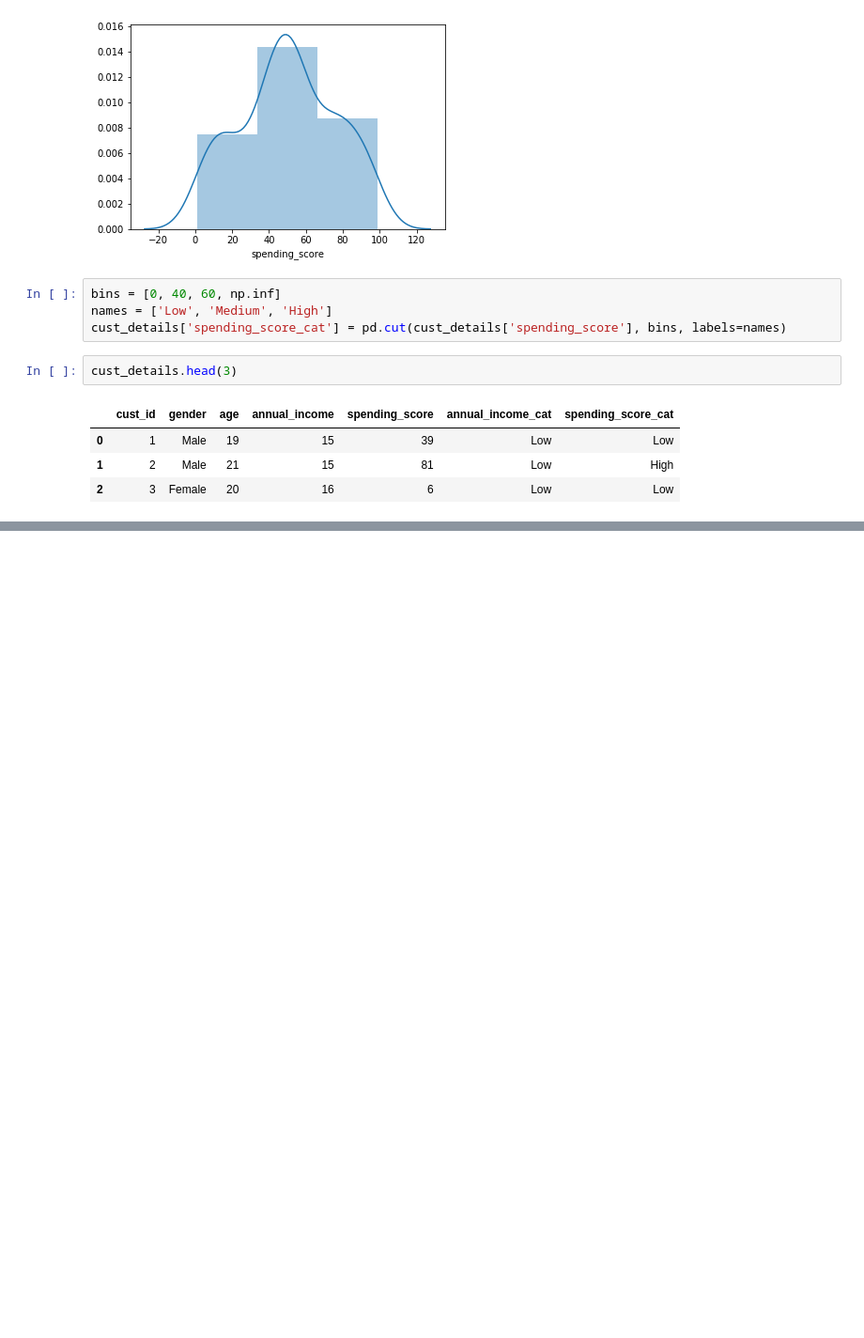
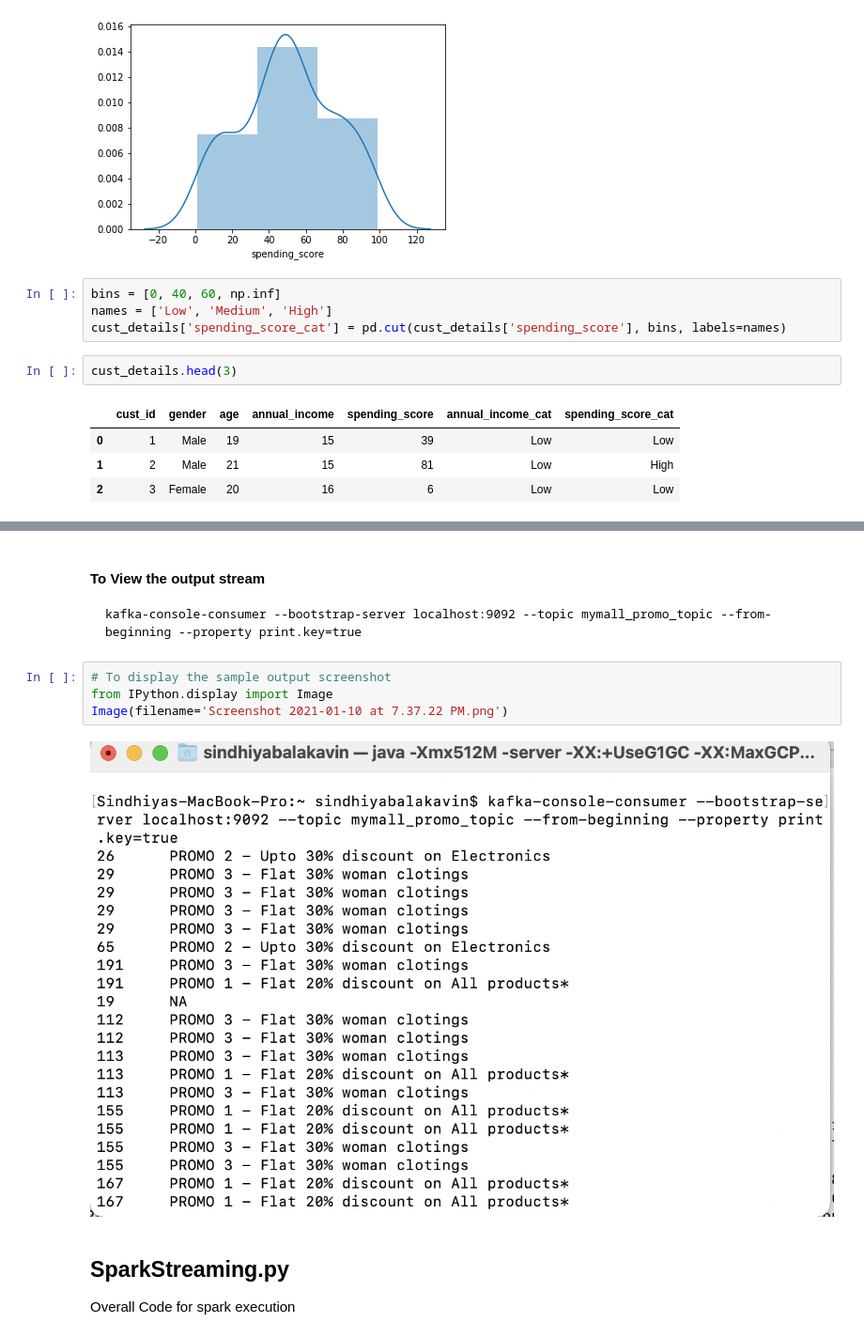
Before and after one commit to Data-Citadel/SPA-Assignment2, a Jupyter notebook: MyMallAnalytics.ipynb, the cells around one changed output, grey strips where cells are left out. Shown at 94% size. Saved outputs shown, nothing was run; the diff lists cells and outputs as text; blank space fills up the shorter version.

````diff
--- a/MyMallAnalytics.ipynb
+++ b/MyMallAnalytics.ipynb
@@ -61,0 +406,14 @@ cust_dim = spark.createDataFrame(cust_details)
+# %% [markdown]
+#### To View the output stream
+```
+kafka-console-consumer --bootstrap-server localhost:9092 --topic mymall_promo_topic --from-beginning --property print.key=true
+```
+# %%
+# To display the sample output screenshot
+from IPython.display import Image
+Image(filename='Screenshot 2021-01-10 at 7.37.22 PM.png')
+# %% [output]
+[figure, added]
+# %% [markdown]
+## SparkStreaming.py
+Overall Code for spark execution
````
Also changed, not shown: parts of 34 cells of this notebook, 6 other files.
